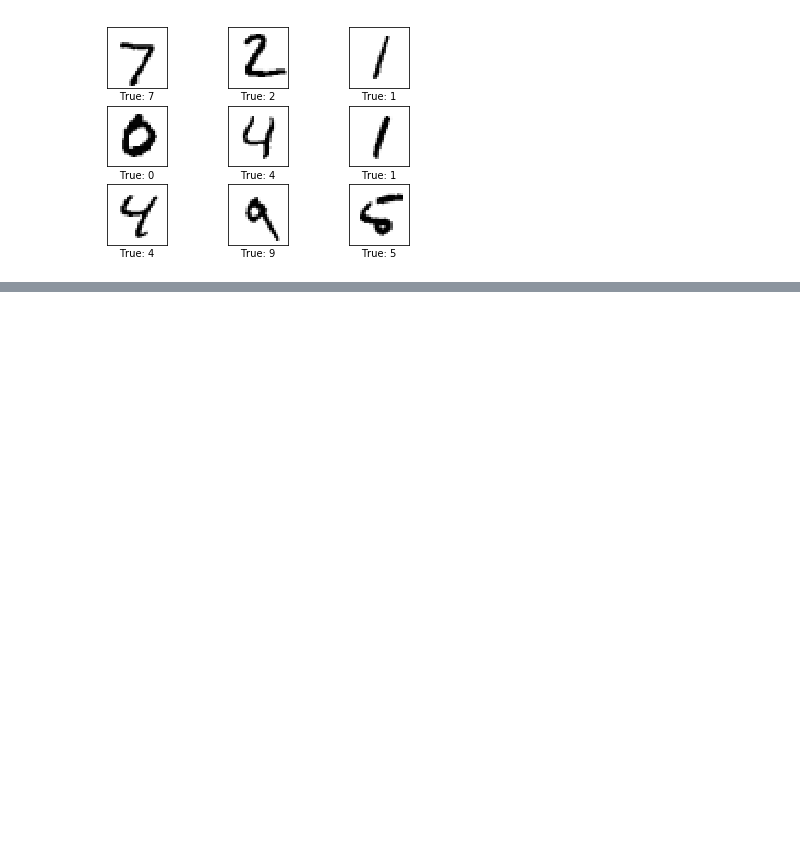
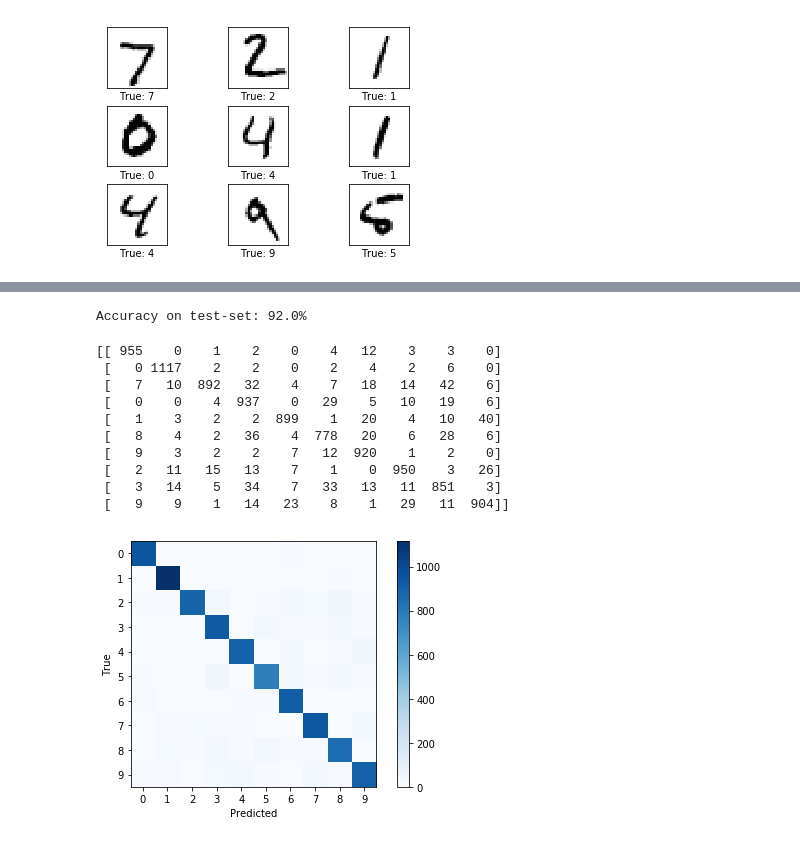
Before and after one commit to fanbyprinciple/ML-experiments, a Jupyter notebook: HvassLabs/basic_linear_model.ipynb, the cells around one changed output, grey strips where cells are left out. Drawn from its saved outputs; the diff is of its cells as text; code cells hidden in the pictures; blank space fills up the shorter version.

```diff
--- a/HvassLabs/basic_linear_model.ipynb
+++ b/HvassLabs/basic_linear_model.ipynb
@@ -202,7 +220,7 @@ def print_confusion_matrix():
     #make minor adjustments to plot
     plt.tight_layout()
     plt.colorbar()
-    tick_marks = np.arrange(num_classes)
+    tick_marks = np.arange(num_classes)
     plt.xticks(tick_marks, range(num_classes))
     plt.yticks(tick_marks, range(num_classes))
     plt.xlabel('Predicted')
@@ -284,0 +305,18 @@ plot_weights()
+# %%
+print_accuracy()
+# %% [output]
+Accuracy on test-set: 92.0%
+# %%
+print_confusion_matrix()
+# %% [output]
+[[ 955    0    1    2    0    4   12    3    3    0]
+ [   0 1117    2    2    0    2    4    2    6    0]
+ [   7   10  892   32    4    7   18   14   42    6]
+ [   0    0    4  937    0   29    5   10   19    6]
+ [   1    3    2    2  899    1   20    4   10   40]
+ [   8    4    2   36    4  778   20    6   28    6]
+ [   9    3    2    2    7   12  920    1    2    0]
+ [   2   11   15   13    7    1    0  950    3   26]
+ [   3   14    5   34    7   33   13   11  851    3]
+ [   9    9    1   14   23    8    1   29   11  904]]
+[figure, added]
```
Also changed, not shown: parts of 6 cells of this notebook.
